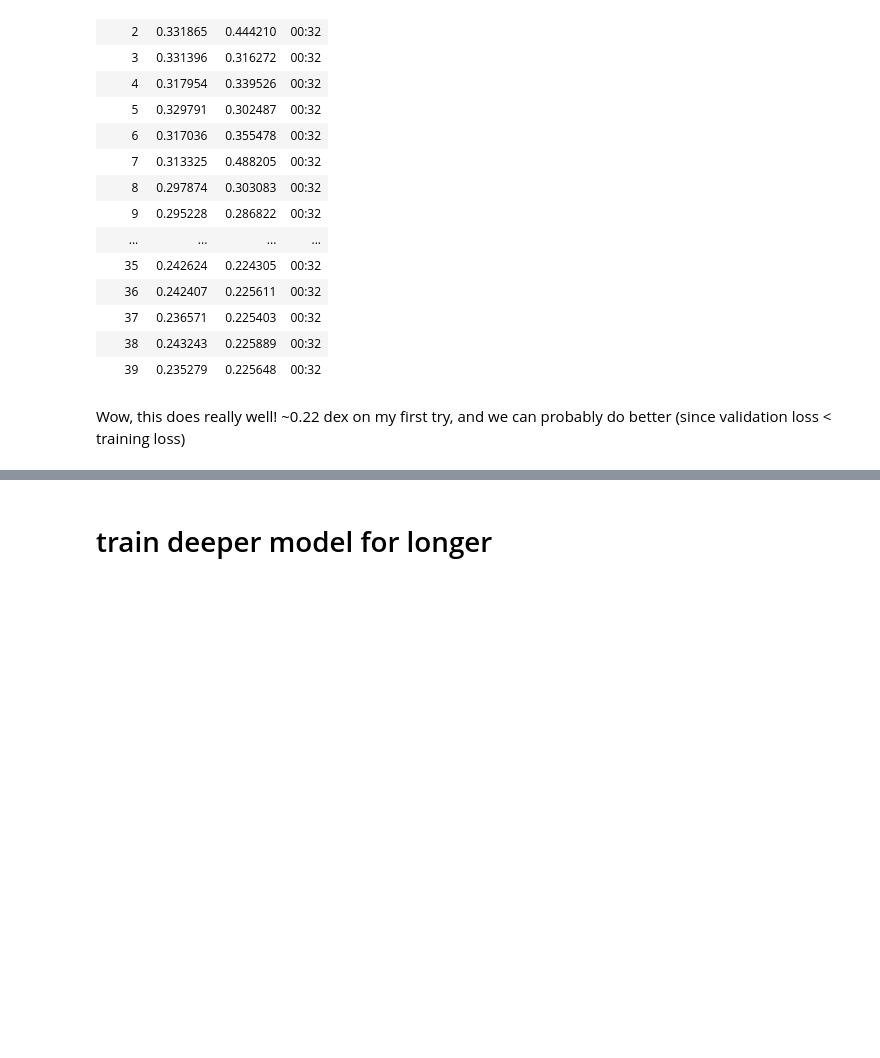
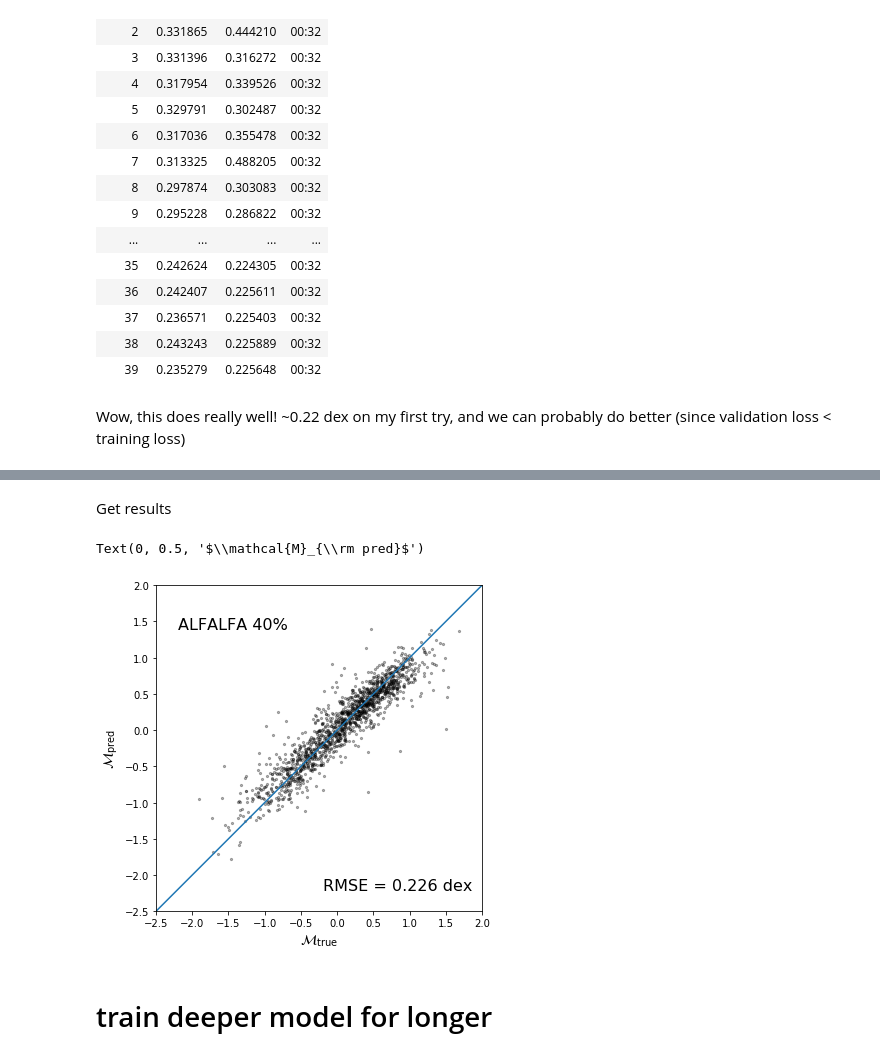
Before and after one commit to jwuphysics/HI-convnets, a Jupyter notebook: notebook/updates/90. Using fastai2 and newer architectures.ipynb, the cells around one changed output, grey strips where cells are left out. Cells and saved outputs as stored; diff of their text form; code cells hidden in the pictures; blank space fills up the shorter version.

```diff
--- a/notebook/updates/90. Using fastai2 and newer architectures.ipynb
+++ b/notebook/updates/90. Using fastai2 and newer architectures.ipynb
@@ -91,0 +108,16 @@ learn = learn.load('fastai2-xresnet34-a40A-1');
+# %%
+for i in range(10):
+    model = xresnet34(sa=True, act_cls=MishCuda, n_out=1)
+    learn = Learner(dls, model, loss_func=root_mean_squared_error, opt_func=ranger)
+    learn.fit_one_cycle(20, 1e-2, div_final=1e5)
+
+    preds, trues = learn.tta()
+    results = pd.DataFrame(
+        {'fgas_pred': to_np(preds).flatten(), 'fgas_true': to_np(trues).flatten()},
+        index=dls.valid.items.AGCNr.values,
+    )
+
+    results.to_csv(f'{PATH}/results/predictions/ensembles/fastai2-xresnet34-a40A-{i}.csv')
+
+    model, learn = None, None
+    gc.collect()
@@ -92,3 +202,36 @@ learn = learn.load('fastai2-xresnet34-a40A-1');
+# %% [markdown]
+Get results
+# %%
+predictions = np.zeros((len(dls.valid_ds), 10))
+for i in range(10):
+    predictions[:,i] = pd.read_csv(f'{PATH}/results/predictions/ensembles/fastai2-xresnet34-a40A-{i}.csv').fgas_pred.values
+
+trues = pd.read_csv(f'{PATH}/results/predictions/ensembles/fastai2-xresnet34-a40A-0.csv').fgas_true.values
+# %%
+preds = np.mean(predictions, axis=1)
+# %%
+plt.figure(figsize=(6, 6))
+
+plt.scatter(trues, preds, c='k', s=5, alpha=0.3)
+
+plt.plot([-3, 3], [-3, 3])
+plt.gca().set_aspect('equal')
+plt.xlim(-2.5, 2)
+plt.ylim(-2.5, 2)
+
+# plt.text(-2.3, 1.4, r'Train: $\alpha.40$A (80%)' + '\n' + r'Test: $\alpha.40$A (20%)', fontsize=14)
+# plt.text(0.1, -2.2, f'RMSE = {((preds - trues)**2).mean()**0.5:.2f} dex\n' + f'Slope = {slope(preds, trues):.2f}', fontsize=14)
+
+plt.text(-2.2, 1.4, 'ALFALFA 40%', fontsize=16)
+plt.text(-0.2, -2.2, f'RMSE = {((preds - trues)**2).mean()**0.5:.3f} dex', fontsize=16)
+
+plt.xlabel(r'$\mathcal{M}_{\rm true}$', fontsize=14)
+plt.ylabel(r'$\mathcal{M}_{\rm pred}$', fontsize=14)
+
+# plt.savefig(f'{PATH}/results/figures-updated/train_test-a40A.pdf')
+# %% [output]
+Text(0, 0.5, '$\\mathcal{M}_{\\rm pred}$')
+[figure, added]
 # %% [markdown]
 # train deeper model for longer
 # %%
```
Also changed, not shown: parts of 11 cells of this notebook, 3 other files.
